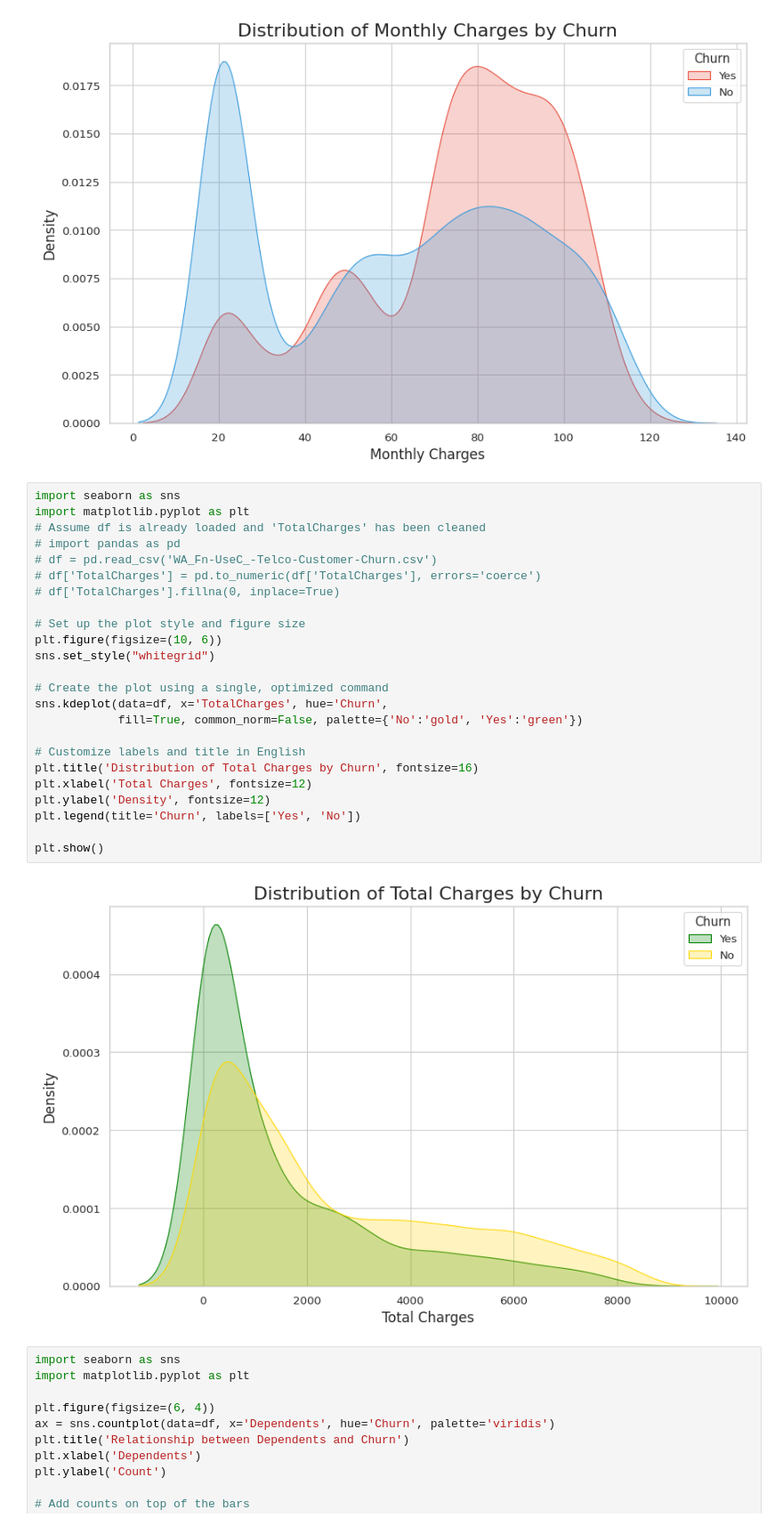
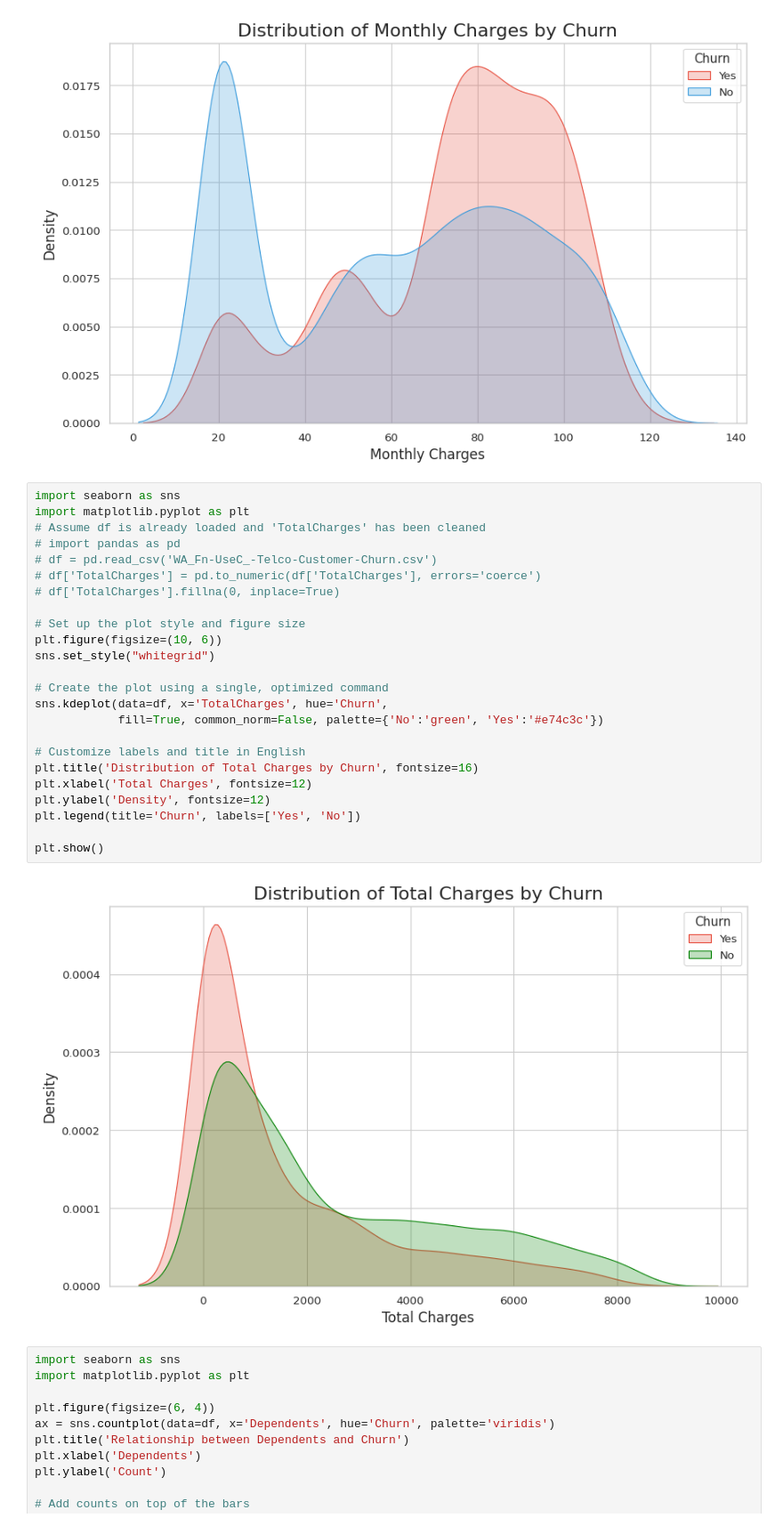
Before and after one commit to devdoan/devdoan, a Jupyter notebook: Untitled3.ipynb, the cells around one changed output. Shown at 89% size. Cells and saved outputs as stored; diff of their text form.

```diff
--- a/Untitled3.ipynb
+++ b/Untitled3.ipynb
@@ -470,29 +470,29 @@ plt.show()
 # %%
 import seaborn as sns
 import matplotlib.pyplot as plt
 # Assume df is already loaded and 'TotalCharges' has been cleaned
 # import pandas as pd
 # df = pd.read_csv('WA_Fn-UseC_-Telco-Customer-Churn.csv')
 # df['TotalCharges'] = pd.to_numeric(df['TotalCharges'], errors='coerce')
 # df['TotalCharges'].fillna(0, inplace=True)
 
 # Set up the plot style and figure size
 plt.figure(figsize=(10, 6))
 sns.set_style("whitegrid")
 
 # Create the plot using a single, optimized command
 sns.kdeplot(data=df, x='TotalCharges', hue='Churn',
-            fill=True, common_norm=False, palette={'No':'gold', 'Yes':'green'})
+            fill=True, common_norm=False, palette={'No':'green', 'Yes':'#e74c3c'})
 
 # Customize labels and title in English
 plt.title('Distribution of Total Charges by Churn', fontsize=16)
 plt.xlabel('Total Charges', fontsize=12)
 plt.ylabel('Density', fontsize=12)
 plt.legend(title='Churn', labels=['Yes', 'No'])
 
 plt.show()
 # %% [output]
-[figure, old version]
+[figure, new version]
 # %%
 import seaborn as sns
 import matplotlib.pyplot as plt
```
